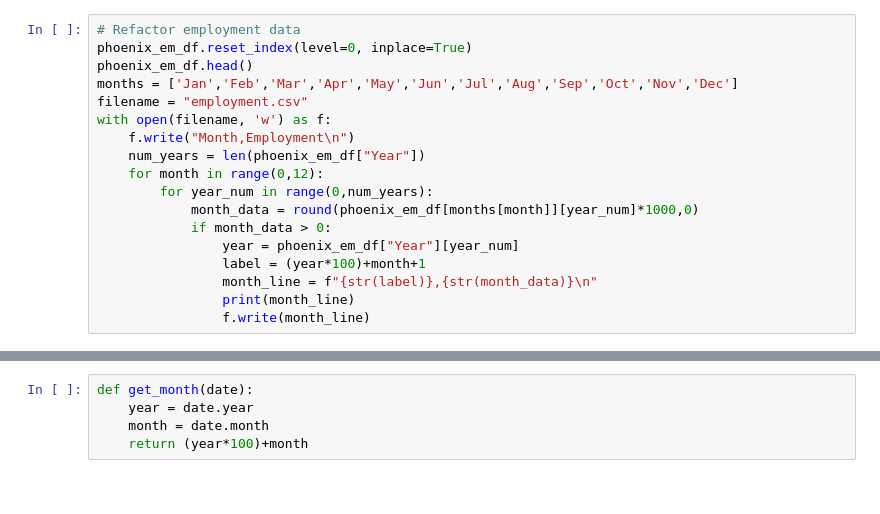
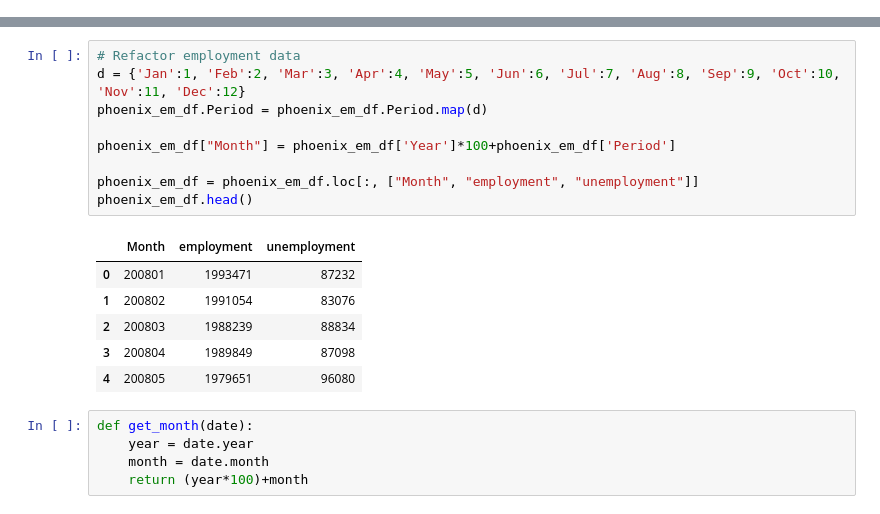
Before and after one commit to janinewhite/Proletariats, a Jupyter notebook: Data Cleaning/Weiwei data.ipynb, the cells around one changed output, grey strips where cells are left out. Cells and saved outputs as stored; diff of their text form.

```diff
--- a/Data Cleaning/Weiwei data.ipynb
+++ b/Data Cleaning/Weiwei data.ipynb
@@ -34,18 +20,0 @@ phoenix_un_df
-# %%
-# Refactor employment data
-phoenix_em_df.reset_index(level=0, inplace=True)
-phoenix_em_df.head()
-months = ['Jan','Feb','Mar','Apr','May','Jun','Jul','Aug','Sep','Oct','Nov','Dec']
-filename = "employment.csv"
-with open(filename, 'w') as f:
-    f.write("Month,Employment\n")
-    num_years = len(phoenix_em_df["Year"])
-    for month in range(0,12):
-        for year_num in range(0,num_years):
-            month_data = round(phoenix_em_df[months[month]][year_num]*1000,0)
-            if month_data > 0:
-                year = phoenix_em_df["Year"][year_num]
-                label = (year*100)+month+1
-                month_line = f"{str(label)},{str(month_data)}\n"
-                print(month_line)
-                f.write(month_line)
@@ -104,3 +21,19 @@ with open(filename, 'w') as f:
+# %%
+# Refactor employment data
+d = {'Jan':1, 'Feb':2, 'Mar':3, 'Apr':4, 'May':5, 'Jun':6, 'Jul':7, 'Aug':8, 'Sep':9, 'Oct':10, 'Nov':11, 'Dec':12}
+phoenix_em_df.Period = phoenix_em_df.Period.map(d)
+
+phoenix_em_df["Month"] = phoenix_em_df['Year']*100+phoenix_em_df['Period']
+
+phoenix_em_df = phoenix_em_df.loc[:, ["Month", "employment", "unemployment"]]
+phoenix_em_df.head()
+# %% [output]
+|  | Month | employment | unemployment |
+| 0 | 200801 | 1993471 | 87232 |
+| 1 | 200802 | 1991054 | 83076 |
+| 2 | 200803 | 1988239 | 88834 |
+| 3 | 200804 | 1989849 | 87098 |
+| 4 | 200805 | 1979651 | 96080 |
 # %%
 def get_month(date):
     year = date.year
```
Also changed, not shown: parts of 7 cells of this notebook.
